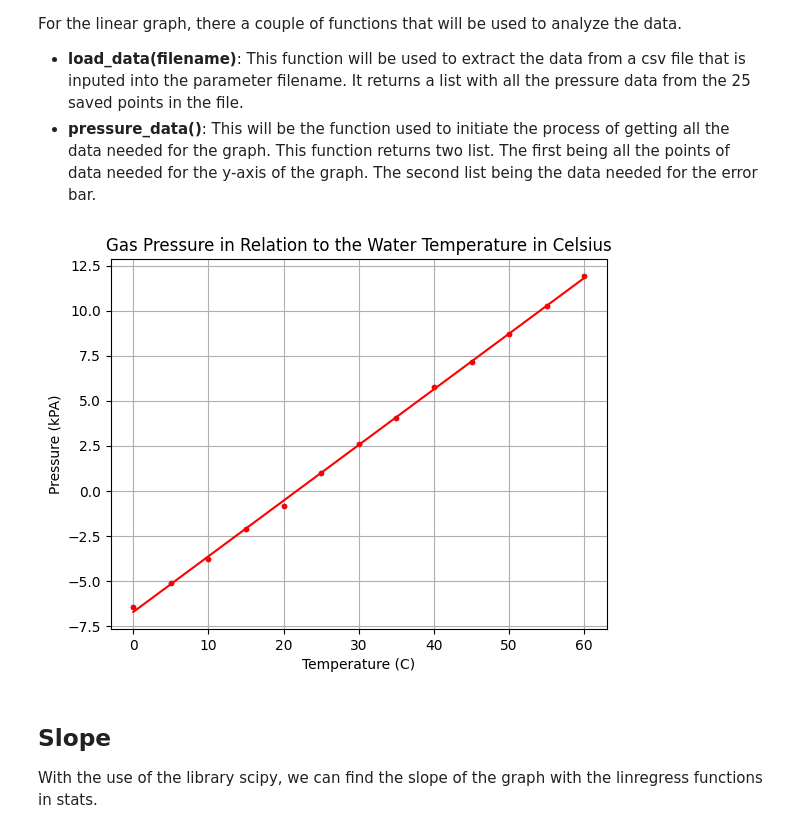
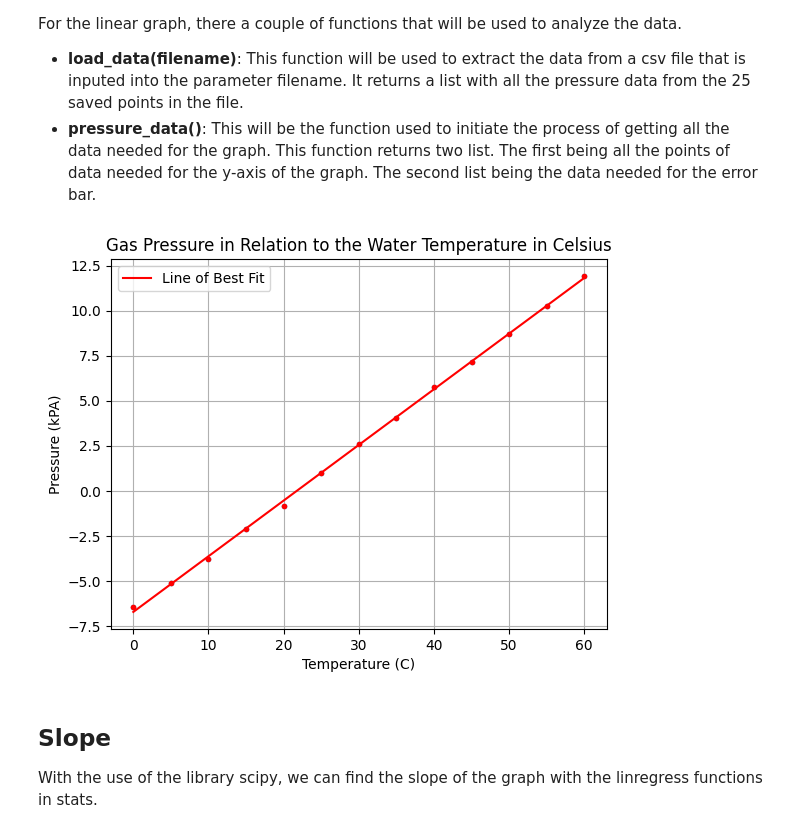
Before and after one commit to TaiwoOged/PHYS-295-Lab-Data, a Jupyter notebook: Lab 2(Constant Volume).ipynb, the cells around one changed output. Saved outputs shown, nothing was run; the diff lists cells and outputs as text; code cells hidden in the pictures.

```diff
--- a/Lab 2(Constant Volume).ipynb
+++ b/Lab 2(Constant Volume).ipynb
@@ -8,7 +8,6 @@ For the linear graph, there a couple of functions that will be used to analyze t
 - **pressure_data()**: This will be the function used to initiate the process of getting all the data needed for the graph. This function returns two list. The first being all the points of data needed for the y-axis of the graph. The second list being the data needed for the error bar.
 # %%
 #Lab 2 - Constant Volume Gas Temperature: Linearization
-
 from matplotlib import pyplot as plt
 from scipy import stats
 import numpy as np
@@ -23,35 +22,36 @@ def load_data(filename):
         for row in numbers_data:
             mylist.append(float(row[1]))
         return mylist
 
 def pressure_data():
     point_data = []
     error_data = []
     p_data = [f"pressure_{x:02d}C.csv" for x in range(0, 61, 5)]
     for file in p_data:
         pressure_point = load_data(file)
         mean = round(np.mean(pressure_point), 3)
         error = np.std(pressure_point) / np.sqrt(np.size(pressure_point))
         point_data.append(round(mean, 3))
         error_data.append(round(error, 5))
     return point_data, error_data
 
 
 data = pressure_data()
 x_val1 = np.array([x for x in range(0, 61, 5)])
 stat1 = stats.linregress(x_val1, data[0])
 x_ax, y_ax = np.polyfit(x_val1, data[0], 1)
 plt.figure()
+plt.plot(x_val1, x_ax*x_val1+y_ax, color="r") #add line of best fit to plot
+plt.legend(['Line of Best Fit'], loc="upper left")
 plt.scatter(x_val1, data[0], marker=".") #add points to plot
-plt.plot(x_val1, x_ax*x_val1+y_ax, color="r") #add line of best fit to plot
 plt.errorbar(x_val1, data[0], yerr=13*[stat1[4]], fmt=".", color="r")
 plt.grid()
 plt.title("Gas Pressure in Relation to the Water Temperature in Celsius")
 plt.xlabel('Temperature (C)')
 plt.ylabel('Pressure (kPA)')
 plt.show()
 # %% [output]
-[figure, old version]
+[figure, new version]
 # %% [markdown]
 ## Slope
 With the use of the library scipy, we can find the slope of the graph with the linregress functions in stats.
```
Also changed, not shown: parts of 2 cells of this notebook.
